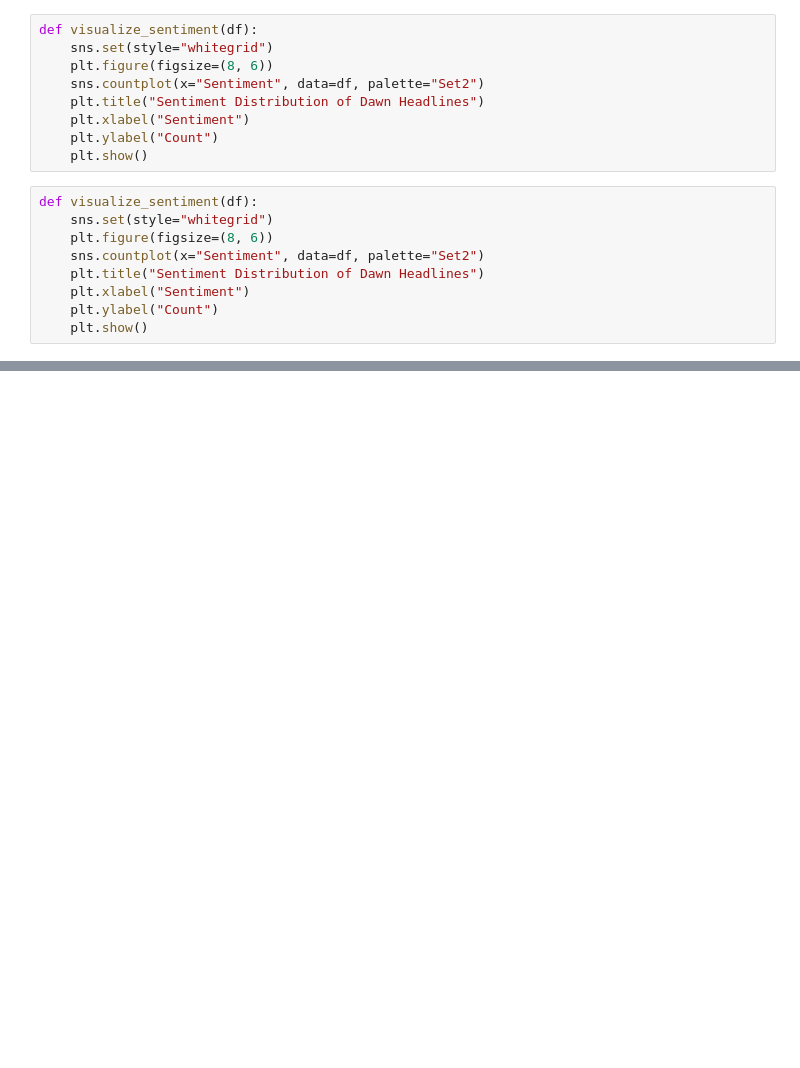
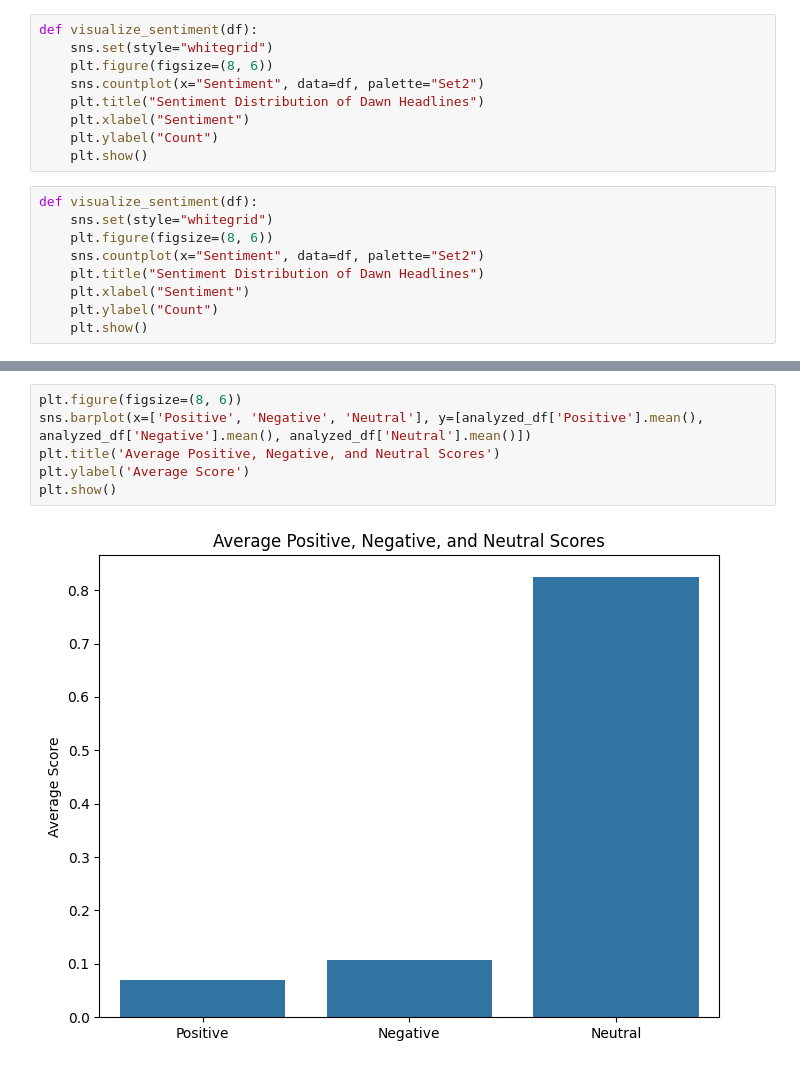
Before and after one commit to Usama-alt1/ML, a Jupyter notebook: News_Headlines_+_Sentiment_Analysis.ipynb, the cells around one changed output, grey strips where cells are left out. Cells and saved outputs as stored; diff of their text form; blank space fills up the shorter version.

```diff
--- a/News_Headlines_+_Sentiment_Analysis.ipynb
+++ b/News_Headlines_+_Sentiment_Analysis.ipynb
@@ -133,0 +152,8 @@ if __name__ == "__main__":
+# %%
+plt.figure(figsize=(8, 6))
+sns.barplot(x=['Positive', 'Negative', 'Neutral'], y=[analyzed_df['Positive'].mean(), analyzed_df['Negative'].mean(), analyzed_df['Neutral'].mean()])
+plt.title('Average Positive, Negative, and Neutral Scores')
+plt.ylabel('Average Score')
+plt.show()
+# %% [output]
+[figure, added]
```
Also changed, not shown: parts of 5 cells of this notebook.
